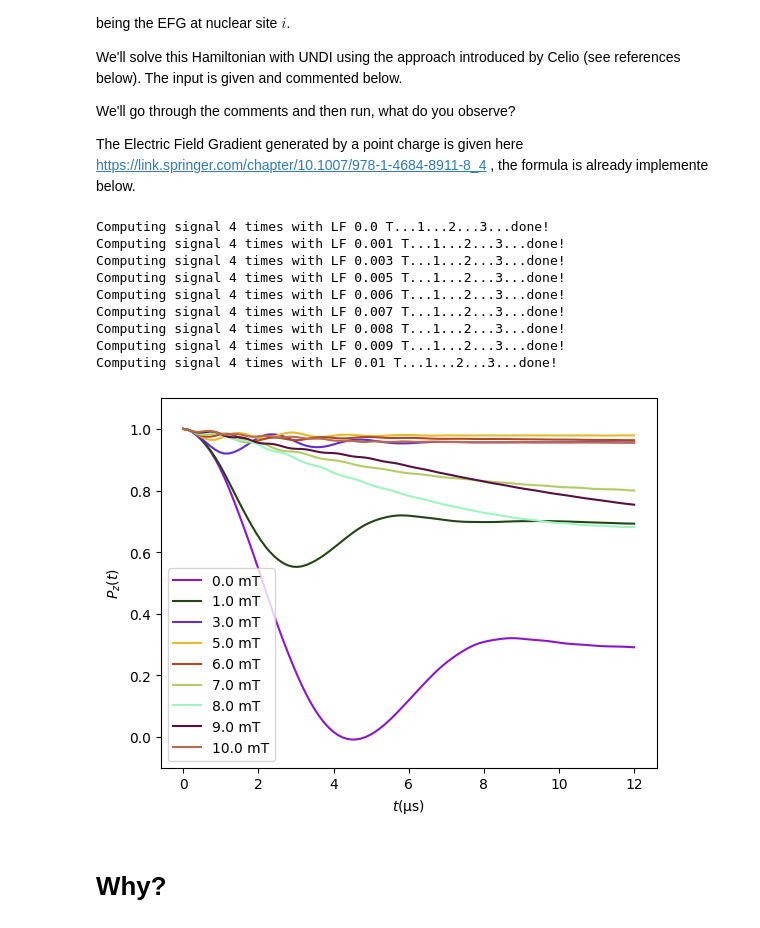
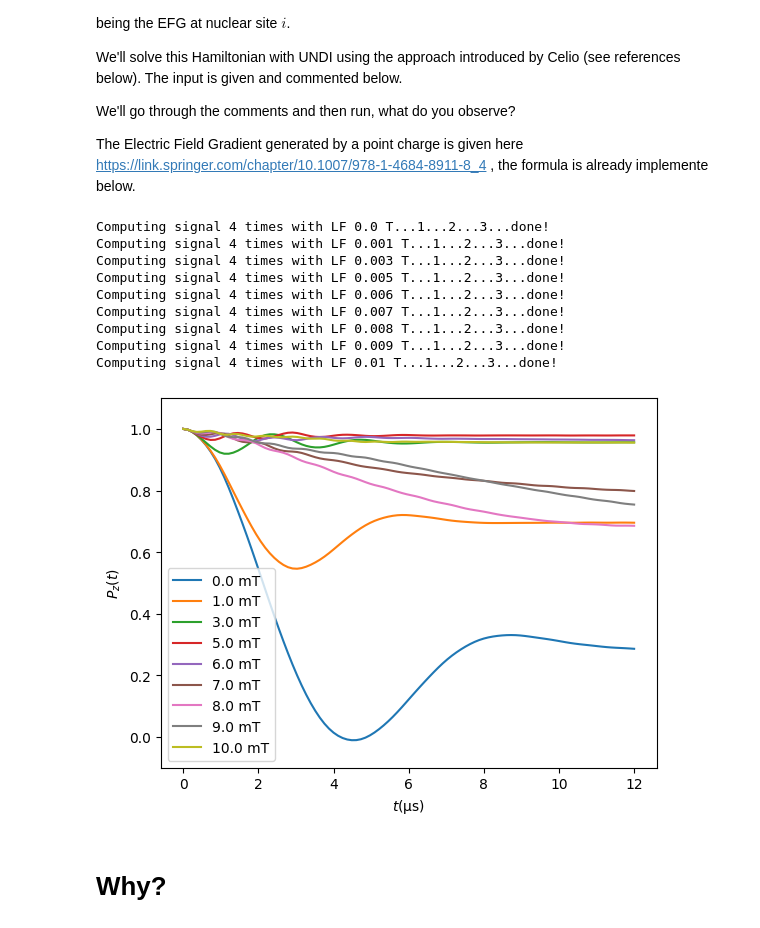
Before and after one commit to positivemuon/aiida-muon-tutorials, a Jupyter notebook: Cu/Tutorial.ipynb, the cells around one changed output. Cells and saved outputs as stored; diff of their text form; code cells hidden in the pictures.

```diff
--- a/Cu/Tutorial.ipynb
+++ b/Cu/Tutorial.ipynb
@@ -103,42 +104,42 @@ atoms = [
      'Label': '63Cu',
      'Spin': 3/2,
      'Gamma': 7.0974e7,
-     'ElectricQuadrupoleMoment': Cu_Quadrupole_moment # 'OmegaQmu': 3.2e6 # s^-1
+     'ElectricQuadrupoleMoment': Cu_Quadrupole_moment
     },
 
     {'Position': np.array([0.5    ,    0.0   ,     0.5])*angtom*a,
      'Label': '63Cu',
      'Spin': 3/2,
      'Gamma': 7.0974e7,
-     'ElectricQuadrupoleMoment': Cu_Quadrupole_moment, # 'OmegaQmu': 3.2e6 # s^-1
+     'ElectricQuadrupoleMoment': Cu_Quadrupole_moment,
     },
 
     {'Position': np.array([1.0    ,   0.5   ,     0.5])*angtom*a,
      'Label': '63Cu',
      'Spin': 3/2,
      'Gamma': 7.0974e7,
-     'ElectricQuadrupoleMoment': Cu_Quadrupole_moment, # 'OmegaQmu': 3.2e6 # s^-1
+     'ElectricQuadrupoleMoment': Cu_Quadrupole_moment,
     },
 
     {'Position': np.array([0.5    ,    1.0   ,     0.5])*angtom*a,
      'Label': '63Cu',
      'Spin': 3/2,
      'Gamma': 7.0974e7,
-     'ElectricQuadrupoleMoment': Cu_Quadrupole_moment, # 'OmegaQmu': 3.2e6 # s^-1
+     'ElectricQuadrupoleMoment': Cu_Quadrupole_moment,
     },
 
     {'Position': np.array([0.5    ,    0.5   ,     0.0])*angtom*a,
     'Label': '63Cu',
      'Spin': 3/2,
      'Gamma': 7.0974e7,
-    'ElectricQuadrupoleMoment': Cu_Quadrupole_moment, # 'OmegaQmu': 3.2e6 # s^-1
+    'ElectricQuadrupoleMoment': Cu_Quadrupole_moment,
     },
 
     {'Position': np.array([0.5    ,    0.5   ,     1.0])*angtom*a,
      'Label': '63Cu',
      'Spin': 3/2,
      'Gamma': 7.0974e7,
-     'ElectricQuadrupoleMoment': Cu_Quadrupole_moment, # 'OmegaQmu': 3.2e6 # s^-1
+     'ElectricQuadrupoleMoment': Cu_Quadrupole_moment,
     }
 ]
 
@@ -151,11 +152,14 @@ atoms = [
 #| that assumes that the EFG is only generated by the muon, which is
 #| the case for nuclei occupying positions with cubic symmetry.
 #| We opt for the first option here since the latter is deprecated.
-
+#|
+#| You can find more information on the EFG generated by point charges
+#| here: https://link.springer.com/content/pdf/10.1007/978-1-4684-8911-8_4.pdf
 
 elementary_charge=1.6021766E-19 # Coulomb = ampere ⋅ second
 
 def Vzz_for_unit_charge_at_distance(r):
+    # This functions computes the values of Vzz in SI units for a positive charge at distance r.
     epsilon0 = 8.8541878E-12            # ampere^2 ⋅ kilogram^−1 ⋅ meter^−3 ⋅ second^4
     elementary_charge=1.6021766E-19     # Coulomb = ampere ⋅ second
     Vzz = (2./(4 * np.pi * epsilon0)) * (elementary_charge / (r**3))
@@ -191,6 +195,7 @@ def gen_radial_EFG(p_mu, p_N, Vzz):
     # that multiplied by Vzz would give 2Vzz.
 
 
+# Add the EFG in the input of UNDI for all Cu atoms.
 for idx, atom in enumerate(atoms):
     if atom['Label'] == '63Cu':
         atoms[idx]['EFGTensor'] = gen_radial_EFG(atoms[0]['Position'], atom['Position'], Vzz_from_Celio_PRL())
@@ -199,14 +204,10 @@ for idx, atom in enumerate(atoms):
 #|
 #| The muon polarization is obtained with the method introduced by Celio.
 
-
-
-
-
-# import matplotlib as mpl; mpl.style.use(['bmh', 'paper', 'paper_twocol'])
+# List of fields to be computed
 LongitudinalFields = (0.0, 0.001, 0.003, 0.005, 0.006, 0.007, 0.008, 0.009, 0.01)
 
-steps = 100
+steps = 100 # Number of time steps
 tlist = np.linspace(0, 12e-6, steps)
 signals = np.zeros([len(LongitudinalFields),steps], dtype=np.float64)
 
@@ -226,36 +227,35 @@ for idx, Bmod in enumerate(LongitudinalFields):
     for i in range(3):
         print('{}...'.format(i+1), end='', flush=True)
         signal_Cu += NS.celio_on_steroids(tlist, k=1, progress=False)
     print('done!')
     signal_Cu /= float(i+1+1)
     del NS
 
     signals[idx]=signal_Cu
 
 
 #| ...and the results is:
 
 
 fig, axes = plt.subplots(1,1)
 for i, Bmod in enumerate(LongitudinalFields):
-    color = list(np.random.choice(range(256), size=3)/256)
-    axes.plot(1e6*tlist, signals[i], label='{} mT'.format(Bmod*1e3), linestyle='-', color=color)
+    axes.plot(1e6*tlist, signals[i], label='{} mT'.format(Bmod*1e3), linestyle='-')
 axes.set_ylim((-0.1,1.1))
 axes.set_ylabel(r'$P_z(t)$')
 axes.set_xlabel(r'$t \mathrm{(\mu s)}$')
 plt.legend()
 plt.show()
 # %% [output]
 Computing signal 4 times with LF 0.0 T...1...2...3...done!
 Computing signal 4 times with LF 0.001 T...1...2...3...done!
 Computing signal 4 times with LF 0.003 T...1...2...3...done!
 Computing signal 4 times with LF 0.005 T...1...2...3...done!
 Computing signal 4 times with LF 0.006 T...1...2...3...done!
 Computing signal 4 times with LF 0.007 T...1...2...3...done!
 Computing signal 4 times with LF 0.008 T...1...2...3...done!
 Computing signal 4 times with LF 0.009 T...1...2...3...done!
 Computing signal 4 times with LF 0.01 T...1...2...3...done!
-[figure, old version]
+[figure, new version]
 # %% [markdown]
 # Why?
 # %% [markdown]
```
Also changed, not shown: parts of 2 cells of this notebook, 2 other files.
